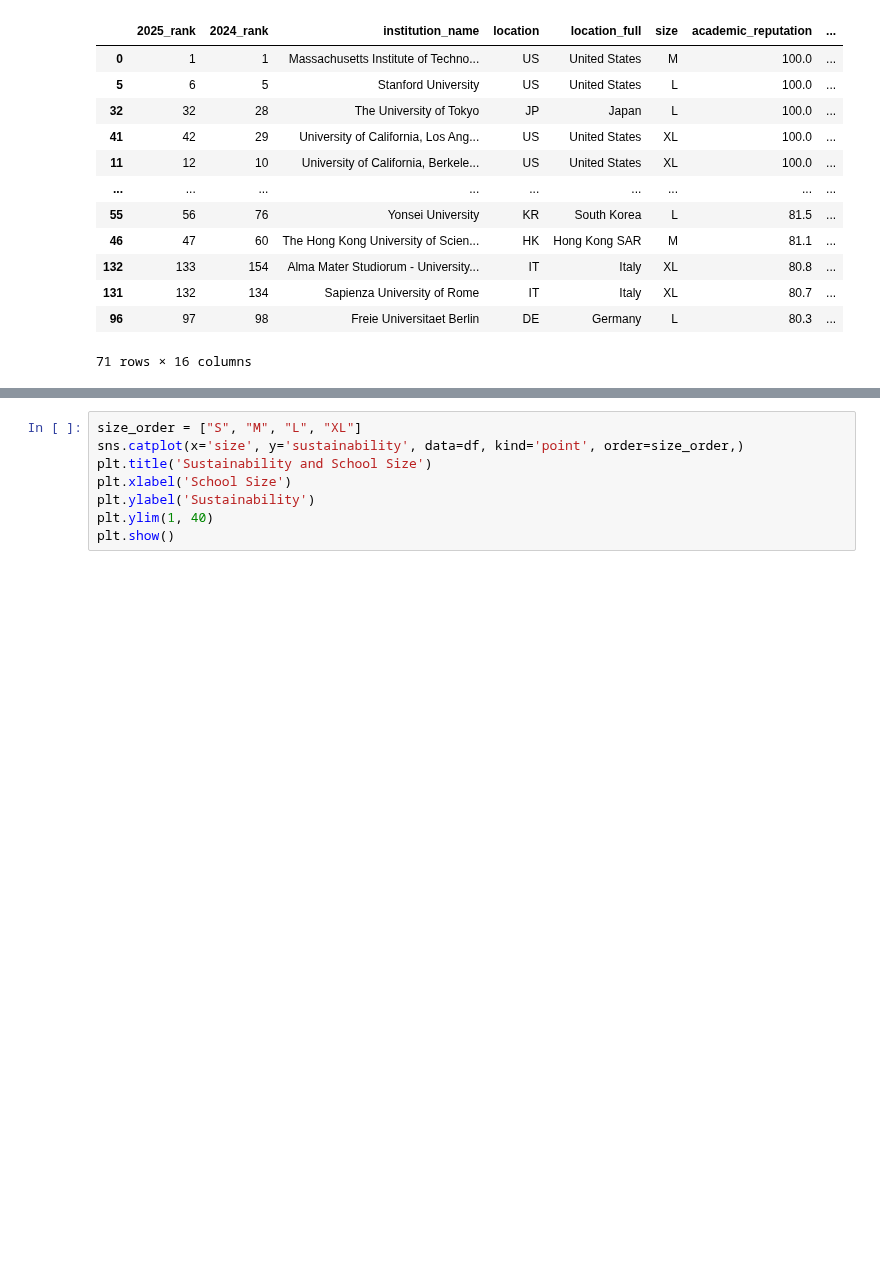
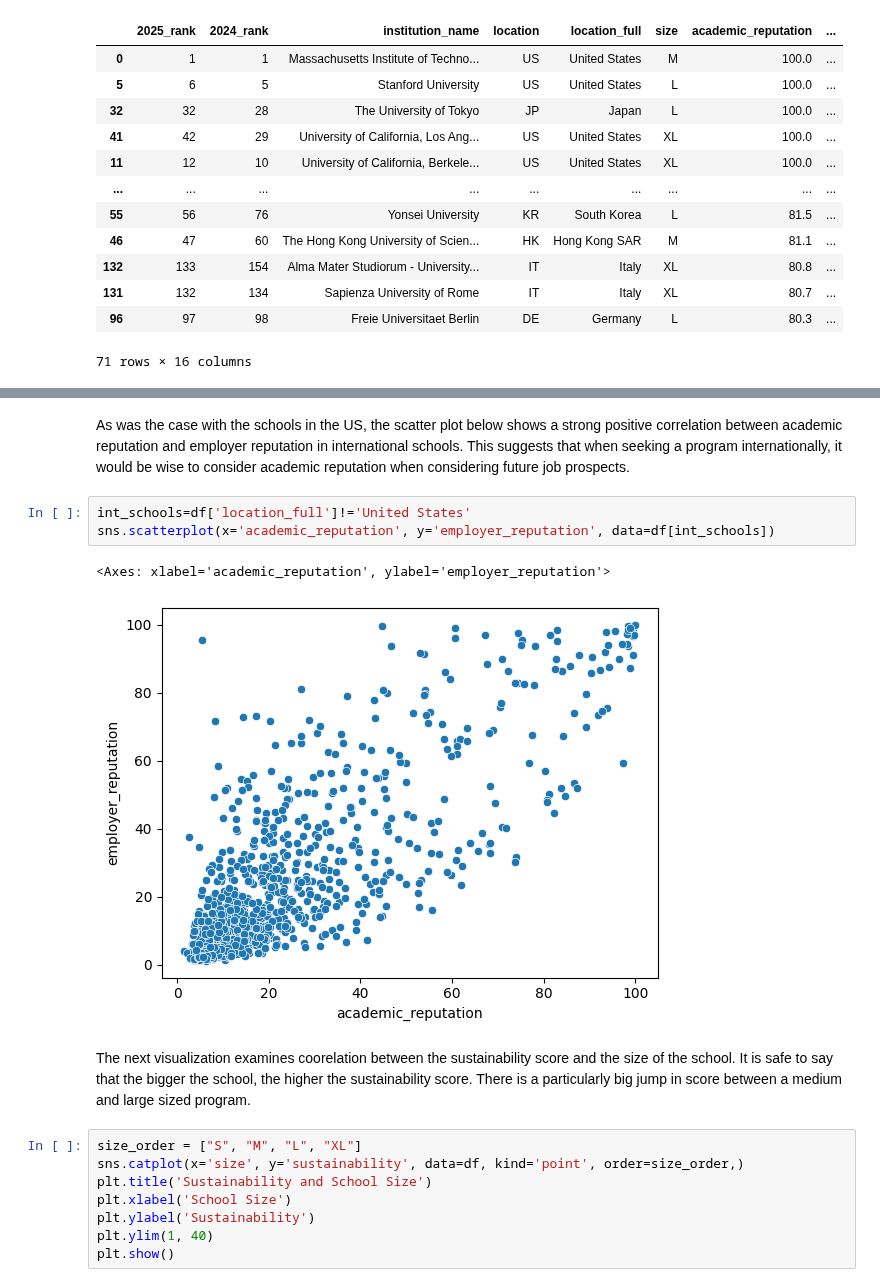
Before and after one commit to thezachdrake/UMD-INST760-Summer2024, a Jupyter notebook: notebooks/Murano-Notebook.ipynb, the cells around one changed output, grey strips where cells are left out. Cells and saved outputs as stored; diff of their text form; blank space fills up the shorter version.

Commit message:
Deleted three visualizations and finalized another three. Beginning to build narrative elements.

```diff
--- a/notebooks/Murano-Notebook.ipynb
+++ b/notebooks/Murano-Notebook.ipynb
@@ -95,3 +135,13 @@ The next plot shows a strong correlation between sustainability score and the si
+# %% [markdown]
+As was the case with the schools in the US, the scatter plot below shows a strong positive correlation between academic reputation and employer reputation in international schools. This suggests that when seeking a program internationally, it would be wise to consider academic reputation when considering future job prospects.
+# %%
+int_schools=df['location_full']!='United States'
+sns.scatterplot(x='academic_reputation', y='employer_reputation', data=df[int_schools])
+# %% [output]
+<Axes: xlabel='academic_reputation', ylabel='employer_reputation'>
+[figure, added]
+# %% [markdown]
+The next visualization examines coorelation between the sustainability score and the size of the school. It is safe to say that the bigger the school, the higher the sustainability score. There is a particularly big jump in score between a medium and large sized program.
 # %%
 size_order = ["S", "M", "L", "XL"]
 sns.catplot(x='size', y='sustainability', data=df, kind='point', order=size_order,)
```
Also changed, not shown: parts of 12 cells of this notebook.
